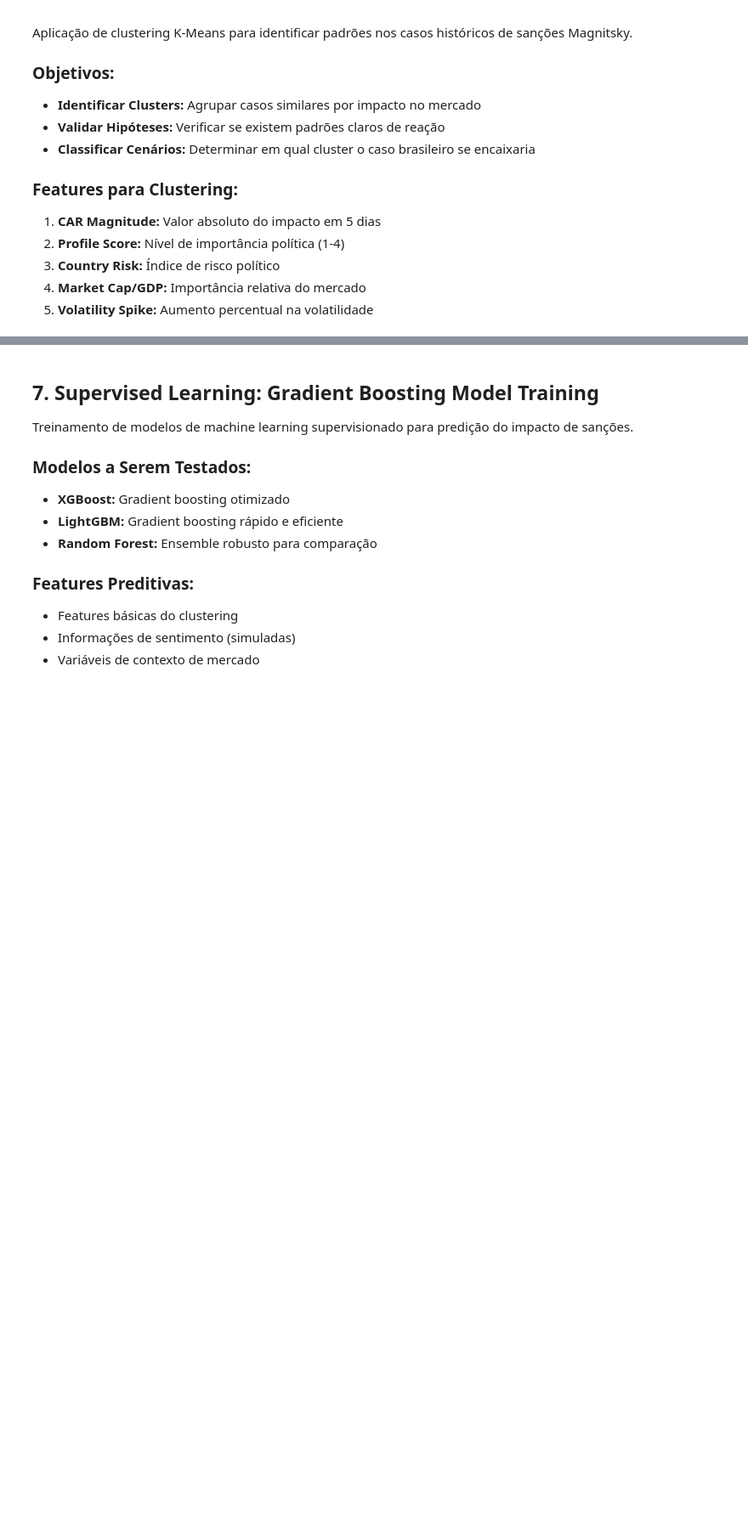
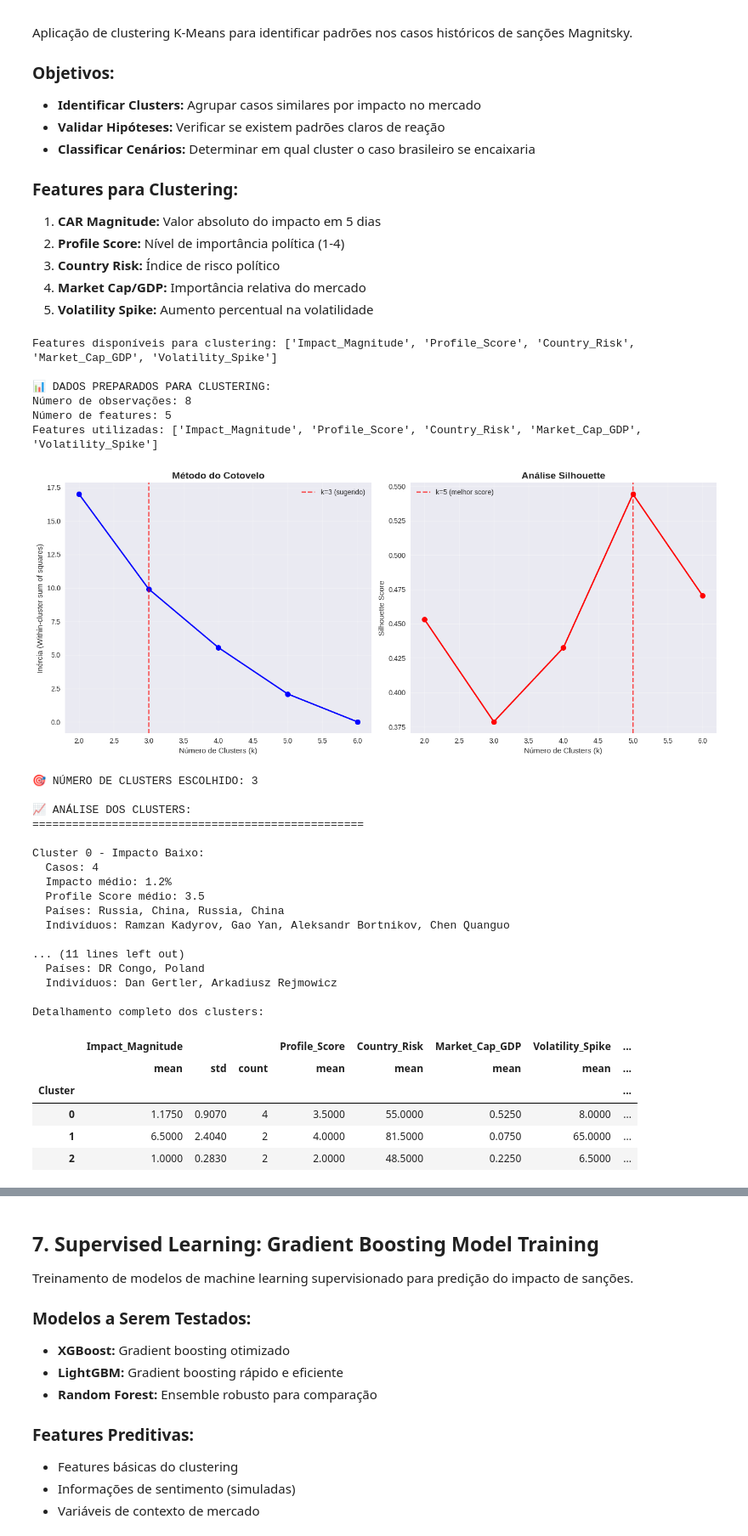
Before and after one commit to pmarodinn/magnitsky_analisys, a Jupyter notebook: notebooks/magnitsky_analysis.ipynb, the cells around one changed output, grey strips where cells are left out. Shown at 85% size. Saved outputs shown, nothing was run; the diff lists cells and outputs as text; code cells hidden in the pictures; blank space fills up the shorter version.

```diff
--- a/notebooks/magnitsky_analysis.ipynb
+++ b/notebooks/magnitsky_analysis.ipynb
@@ -793,7 +1106,7 @@ print(f"Features utilizadas: {list(X_clustering.columns)}")
 
 # Método do cotovelo para determinar número ótimo de clusters
 def find_optimal_clusters(X, max_k=6):
-    \"\"\"Encontrar número ótimo de clusters usando método do cotovelo\"\"\"
+    """Encontrar número ótimo de clusters usando método do cotovelo"""
 
     inertias = []
     silhouette_scores = []
@@ -853,49 +1166,81 @@ plt.show()
 
 # Escolher número de clusters (vamos usar k=3 baseado na metodologia)
 optimal_k = 3
-print(f\"\\n🎯 NÚMERO DE CLUSTERS ESCOLHIDO: {optimal_k}\")
+print(f"\n🎯 NÚMERO DE CLUSTERS ESCOLHIDO: {optimal_k}")
 
 # Aplicar K-Means com número ótimo de clusters
 kmeans_final = KMeans(n_clusters=optimal_k, random_state=42, n_init=10)
 cluster_labels = kmeans_final.fit_predict(X_scaled)
 
 # Adicionar labels ao dataset
 historical_cases['Cluster'] = cluster_labels
 
 # Analisar características dos clusters
-print(f\"\\n📈 ANÁLISE DOS CLUSTERS:\")\nprint(\"=\"*50)
+print(f"\n📈 ANÁLISE DOS CLUSTERS:")
+print("="*50)
 
 cluster_analysis = historical_cases.groupby('Cluster').agg({
     'Impact_Magnitude': ['mean', 'std', 'count'],
     'Profile_Score': 'mean',
     'Country_Risk': 'mean',
     'Market_Cap_GDP': 'mean',
     'Volatility_Spike': 'mean',
     'CAR_5_days': 'mean'
 }).round(3)
 
 # Nomear clusters baseado nas características
 cluster_names = {
-    0: \"Impacto Baixo\",
-    1: \"Impacto Moderado\",
-    2: \"Choque Sistêmico\"
+    0: "Impacto Baixo",
+    1: "Impacto Moderado",
+    2: "Choque Sistêmico"
 }
 
 for cluster_id in range(optimal_k):
     cluster_data = historical_cases[historical_cases['Cluster'] == cluster_id]
     avg_impact = cluster_data['Impact_Magnitude'].mean()
     avg_profile = cluster_data['Profile_Score'].mean()
     count = len(cluster_data)
 
-    print(f\"\\nCluster {cluster_id} - {cluster_names.get(cluster_id, 'Desconhecido')}:\")
-    print(f\"  Casos: {count}\")
-    print(f\"  Impacto médio: {avg_impact:.1f}%\")
-    print(f\"  Profile Score médio: {avg_profile:.1f}\")
-    print(f\"  Países: {', '.join(cluster_data['Country'].tolist())}\")
-    print(f\"  Indivíduos: {', '.join(cluster_data['Individual'].tolist())}\")
+    print(f"\nCluster {cluster_id} - {cluster_names.get(cluster_id, 'Desconhecido')}:")
+    print(f"  Casos: {count}")
+    print(f"  Impacto médio: {avg_impact:.1f}%")
+    print(f"  Profile Score médio: {avg_profile:.1f}")
+    print(f"  Países: {', '.join(cluster_data['Country'].tolist())}")
+    print(f"  Indivíduos: {', '.join(cluster_data['Individual'].tolist())}")
 
-print(\"\\nDetalhamento completo dos clusters:\")
-display(cluster_analysis)"
+print("\nDetalhamento completo dos clusters:")
+display(cluster_analysis)
+# %% [output]
+Features disponíveis para clustering: ['Impact_Magnitude', 'Profile_Score', 'Country_Risk', 'Market_Cap_GDP', 'Volatility_Spike']
+
+📊 DADOS PREPARADOS PARA CLUSTERING:
+Número de observações: 8
+Número de features: 5
+Features utilizadas: ['Impact_Magnitude', 'Profile_Score', 'Country_Risk', 'Market_Cap_GDP', 'Volatility_Spike']
+[figure, added]
+🎯 NÚMERO DE CLUSTERS ESCOLHIDO: 3
+
+📈 ANÁLISE DOS CLUSTERS:
+==================================================
+
+Cluster 0 - Impacto Baixo:
+  Casos: 4
+  Impacto médio: 1.2%
+  Profile Score médio: 3.5
+  Países: Russia, China, Russia, China
+  Indivíduos: Ramzan Kadyrov, Gao Yan, Aleksandr Bortnikov, Chen Quanguo
+
+... (11 lines left out)
+  Países: DR Congo, Poland
+  Indivíduos: Dan Gertler, Arkadiusz Rejmowicz
+
+Detalhamento completo dos clusters:
+|  | Impact_Magnitude |  |  | Profile_Score | Country_Risk | Market_Cap_GDP | Volatility_Spike | ... |
+|  | mean | std | count | mean | mean | mean | mean | ... |
+| Cluster |  |  |  |  |  |  |  | ... |
+| 0 | 1.1750 | 0.9070 | 4 | 3.5000 | 55.0000 | 0.5250 | 8.0000 | ... |
+| 1 | 6.5000 | 2.4040 | 2 | 4.0000 | 81.5000 | 0.0750 | 65.0000 | ... |
+| 2 | 1.0000 | 0.2830 | 2 | 2.0000 | 48.5000 | 0.2250 | 6.5000 | ... |
 # %%
 # Visualizar resultados do clustering
 def plot_clustering_results(X_original, X_scaled, labels, cluster_names):
```
Also changed, not shown: parts of 19 cells of this notebook, 1 other file.
